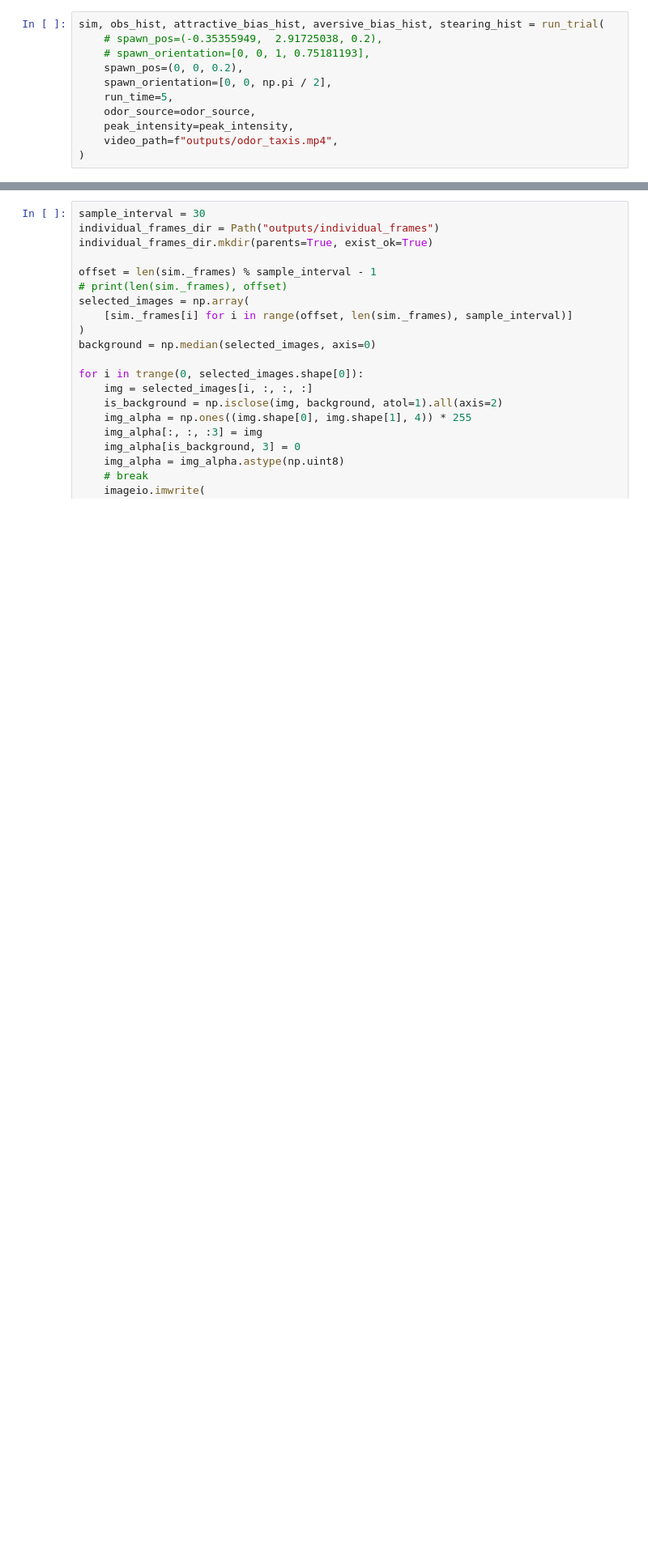
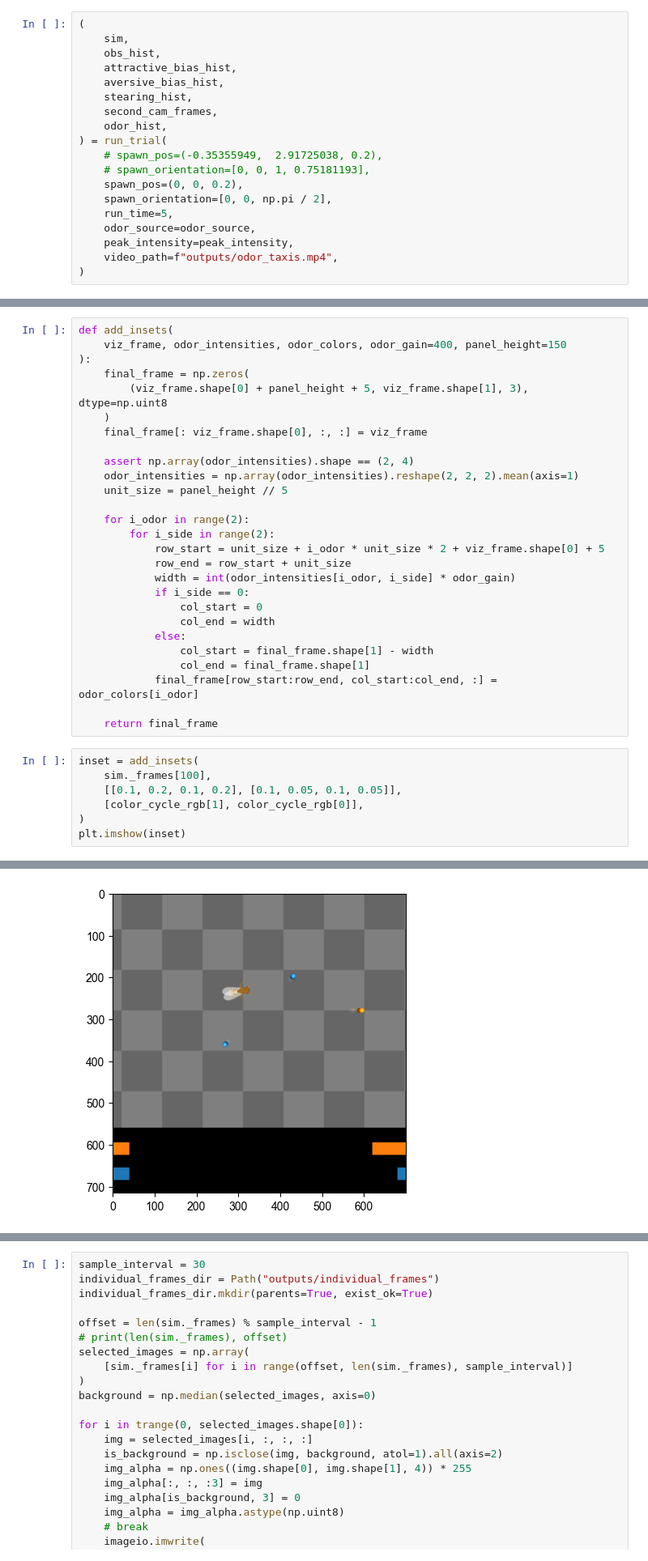
Before and after one commit to NeLy-EPFL/nmf2-paper, a Jupyter notebook: odor_inputs/odor_taxis.ipynb, the cells around one changed output, grey strips where cells are left out. Shown at 81% size. Saved outputs shown, nothing was run; the diff lists cells and outputs as text; blank space fills up the shorter version.

```diff
--- a/odor_inputs/odor_taxis.ipynb
+++ b/odor_inputs/odor_taxis.ipynb
@@ -115,5 +141,13 @@ def run_trial(
 # %%
-sim, obs_hist, attractive_bias_hist, aversive_bias_hist, stearing_hist = run_trial(
+(
+    sim,
+    obs_hist,
+    attractive_bias_hist,
+    aversive_bias_hist,
+    stearing_hist,
+    second_cam_frames,
+    odor_hist,
+) = run_trial(
     # spawn_pos=(-0.35355949,  2.91725038, 0.2),
     # spawn_orientation=[0, 0, 1, 0.75181193],
     spawn_pos=(0, 0, 0.2),
@@ -125,0 +162,35 @@ sim, obs_hist, attractive_bias_hist, aversive_bias_hist, stearing_hist = run_tri
+# %%
+def add_insets(
+    viz_frame, odor_intensities, odor_colors, odor_gain=400, panel_height=150
+):
+    final_frame = np.zeros(
+        (viz_frame.shape[0] + panel_height + 5, viz_frame.shape[1], 3), dtype=np.uint8
+    )
+    final_frame[: viz_frame.shape[0], :, :] = viz_frame
+
+    assert np.array(odor_intensities).shape == (2, 4)
+    odor_intensities = np.array(odor_intensities).reshape(2, 2, 2).mean(axis=1)
+    unit_size = panel_height // 5
+
+    for i_odor in range(2):
+        for i_side in range(2):
+            row_start = unit_size + i_odor * unit_size * 2 + viz_frame.shape[0] + 5
+            row_end = row_start + unit_size
+            width = int(odor_intensities[i_odor, i_side] * odor_gain)
+            if i_side == 0:
+                col_start = 0
+                col_end = width
+            else:
+                col_start = final_frame.shape[1] - width
+                col_end = final_frame.shape[1]
+            final_frame[row_start:row_end, col_start:col_end, :] = odor_colors[i_odor]
+
+    return final_frame
+# %%
+inset = add_insets(
+    sim._frames[100],
+    [[0.1, 0.2, 0.1, 0.2], [0.1, 0.05, 0.1, 0.05]],
+    [color_cycle_rgb[1], color_cycle_rgb[0]],
+)
+plt.imshow(inset)
+# %% [output]
@@ -125,0 +198 @@ sim, obs_hist, attractive_bias_hist, aversive_bias_hist, stearing_hist = run_tri
+[figure, added]
```
Also changed, not shown: parts of 6 cells of this notebook, 23 other files.
